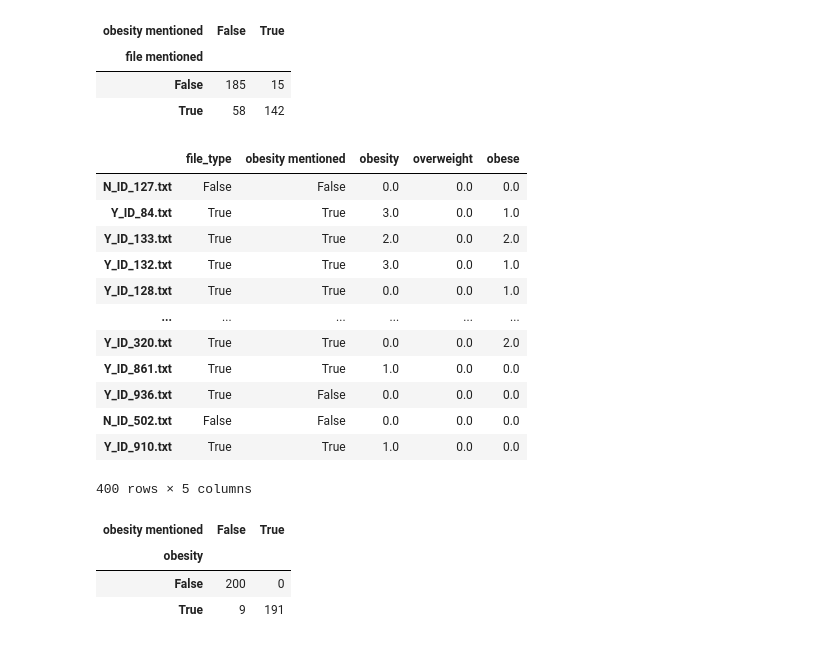
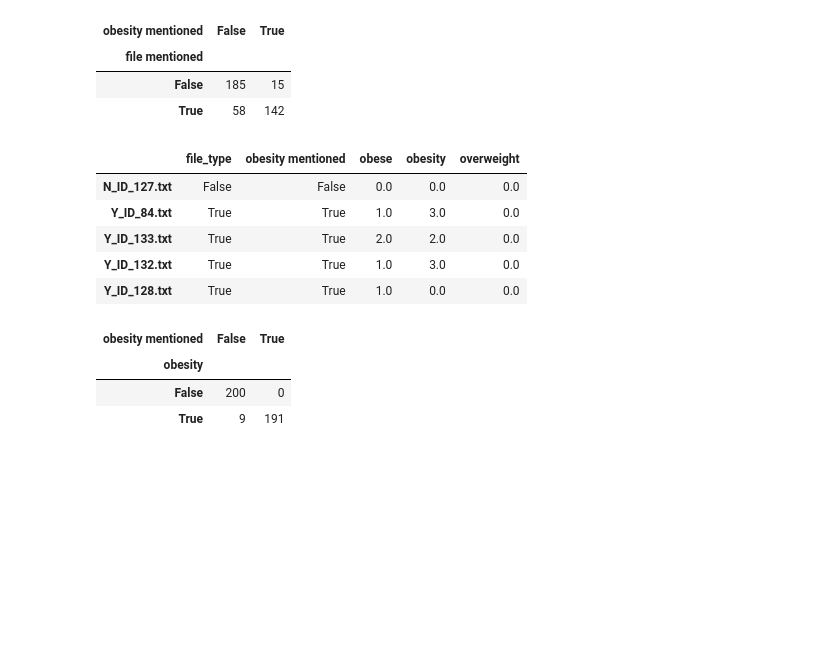
Before and after one commit to devilheaven/Digital-Medicine-Case-1, a Jupyter notebook: code/version2.ipynb, the cells around one changed output. Saved outputs shown, nothing was run; the diff lists cells and outputs as text; code cells hidden in the pictures; blank space fills up the shorter version.

```diff
--- a/code/version2.ipynb
+++ b/code/version2.ipynb
@@ -164,26 +123,19 @@ pd.crosstab(df_obese_mention['file_type'], df_obese_mention['obesity mentioned']
 # %%
 df_test = pd.DataFrame()
 for key,value in data['Test_Intuitive'].items():
   df_test.loc[key,'file_type'] = True if key[0] == 'Y' else False
   df_test.loc[key,'obesity mentioned'] = sum([i.lower() in value for i in obesity]) > 0
   for keyword in obesity:
     df_test.loc[key, keyword] = value.count(keyword)
-    # df_test.loc[key, keyword] = 1 if keyword in value else 0
-df_test
+
+df_test.head()
 # %% [output]
-|  | file_type | obesity mentioned | obesity | overweight | obese |
+|  | file_type | obesity mentioned | obese | obesity | overweight |
 | N_ID_127.txt | False | False | 0.0 | 0.0 | 0.0 |
-| Y_ID_84.txt | True | True | 3.0 | 0.0 | 1.0 |
-| Y_ID_133.txt | True | True | 2.0 | 0.0 | 2.0 |
-| Y_ID_132.txt | True | True | 3.0 | 0.0 | 1.0 |
-| Y_ID_128.txt | True | True | 0.0 | 0.0 | 1.0 |
-| ... | ... | ... | ... | ... | ... |
-| Y_ID_320.txt | True | True | 0.0 | 0.0 | 2.0 |
-| Y_ID_861.txt | True | True | 1.0 | 0.0 | 0.0 |
-| Y_ID_936.txt | True | False | 0.0 | 0.0 | 0.0 |
-| N_ID_502.txt | False | False | 0.0 | 0.0 | 0.0 |
-| Y_ID_910.txt | True | True | 1.0 | 0.0 | 0.0 |
+| Y_ID_84.txt | True | True | 1.0 | 3.0 | 0.0 |
+| Y_ID_133.txt | True | True | 2.0 | 2.0 | 0.0 |
+| Y_ID_132.txt | True | True | 1.0 | 3.0 | 0.0 |
+| Y_ID_128.txt | True | True | 1.0 | 0.0 | 0.0 |
-400 rows × 5 columns
 # %%
 pd.crosstab(df_test['file_type'], df_test['obesity mentioned'], rownames=['obesity'], colnames=['obesity mentioned'])
 # %% [output]
```
Also changed, not shown: parts of 22 cells of this notebook, 1 other file.
